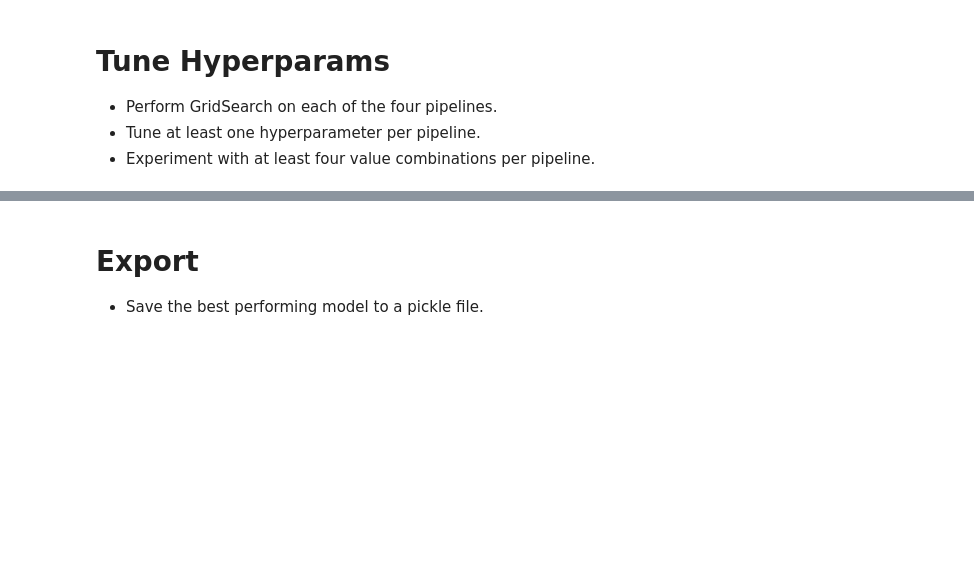
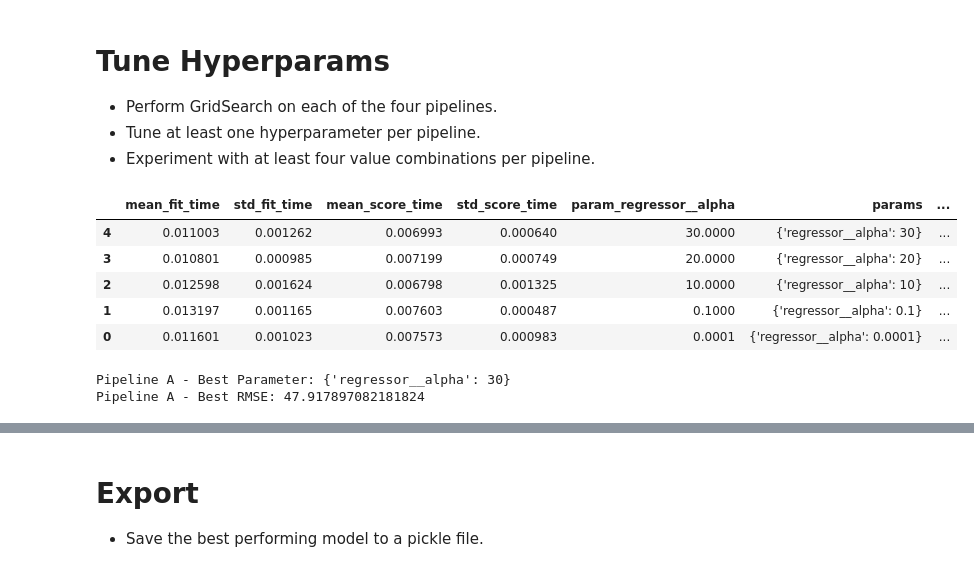
Before and after one commit to ranvikhalar/production, a Jupyter notebook: 02_activities/assignments/assignment_2.ipynb, the cells around one changed output, grey strips where cells are left out. Saved outputs shown, nothing was run; the diff lists cells and outputs as text; code cells hidden in the pictures; blank space fills up the shorter version.

```diff
--- a/02_activities/assignments/assignment_2.ipynb
+++ b/02_activities/assignments/assignment_2.ipynb
@@ -271,10 +282,6 @@ Create a [model pipeline](https://scikit-learn.org/stable/modules/generated/skle
 pipeline_A = Pipeline(
     [
         ('preprocessing', transformer1),
-        ('regressor', LinearRegression())
+        ('regressor', Ridge())
     ]
 )
-pipeline_A.fit(features, target)
-
-with open('pipeline_A.pkl', 'wb') as file_A:
-    pickle.dump(pipeline_A, file_A)
@@ -294,13 +290,9 @@ Pipeline(steps=[('preprocessing',
 pipeline_B = Pipeline(
     [
         ('preprocessing', transformer),
-        ('regressor', LinearRegression())
+        ('regressor', Ridge())
     ]
 )
-pipeline_B.fit(features, target)
-
-with open('pipeline_B.pkl', 'wb') as file_B:
-    pickle.dump(pipeline_B, file_B)
 # %%
 # Pipeline C = preproc1 + advanced model
 pipeline_C = Pipeline(
@@ -309,10 +301,6 @@ pipeline_C = Pipeline(
         ('regressor', RandomForestRegressor())
     ]
 )
-pipeline_B.fit(features, target)
-
-with open('pipeline_C.pkl', 'wb') as file_C:
-    pickle.dump(pipeline_C, file_C)
 # %%
 # Pipeline D = preproc2 + advanced model
 pipeline_D = Pipeline(
@@ -331,3 +315,39 @@ with open('pipeline_D.pkl', 'wb') as file_D:
 + Perform GridSearch on each of the four pipelines.
 + Tune at least one hyperparameter per pipeline.
 + Experiment with at least four value combinations per pipeline.
+# %%
+param_grid = {
+    'regressor__alpha': [0.0001, 0.1, 10, 20, 30]
+}
+
+scoring=['neg_root_mean_squared_error', 'r2']
+
+grid_cv_A = GridSearchCV(
+    estimator = pipeline_A,
+    param_grid = param_grid,
+    scoring = scoring,
+    cv = 5,
+    refit = 'neg_root_mean_squared_error'
+)
+
+# Fitting a model on training data
+grid_cv_A.fit(features, target)
+
+results = pd.DataFrame(grid_cv_A.cv_results_)
+results[['mean_fit_time', 'std_fit_time', 'mean_score_time', 'std_score_time',
+       'param_regressor__alpha', 'params', 'mean_test_neg_root_mean_squared_error', 'std_test_neg_root_mean_squared_error',
+       'rank_test_neg_root_mean_squared_error', 'mean_test_r2', 'std_test_r2', 'rank_test_r2']].sort_values('rank_test_neg_root_mean_squared_error')
+# %% [output]
+|  | mean_fit_time | std_fit_time | mean_score_time | std_score_time | param_regressor__alpha | params | ... |
+| 4 | 0.011003 | 0.001262 | 0.006993 | 0.000640 | 30.0000 | {'regressor__alpha': 30} | ... |
+| 3 | 0.010801 | 0.000985 | 0.007199 | 0.000749 | 20.0000 | {'regressor__alpha': 20} | ... |
+| 2 | 0.012598 | 0.001624 | 0.006798 | 0.001325 | 10.0000 | {'regressor__alpha': 10} | ... |
+| 1 | 0.013197 | 0.001165 | 0.007603 | 0.000487 | 0.1000 | {'regressor__alpha': 0.1} | ... |
+| 0 | 0.011601 | 0.001023 | 0.007573 | 0.000983 | 0.0001 | {'regressor__alpha': 0.0001} | ... |
+# %%
+# Best parameter and score
+print("Pipeline A - Best Parameter:", grid_cv_A.best_params_)
+print("Pipeline A - Best RMSE:", -grid_cv_A.best_score_)
+# %% [output]
+Pipeline A - Best Parameter: {'regressor__alpha': 30}
+Pipeline A - Best RMSE: 47.917897082181824
```
Also changed, not shown: parts of 17 cells of this notebook, 4 other files.
